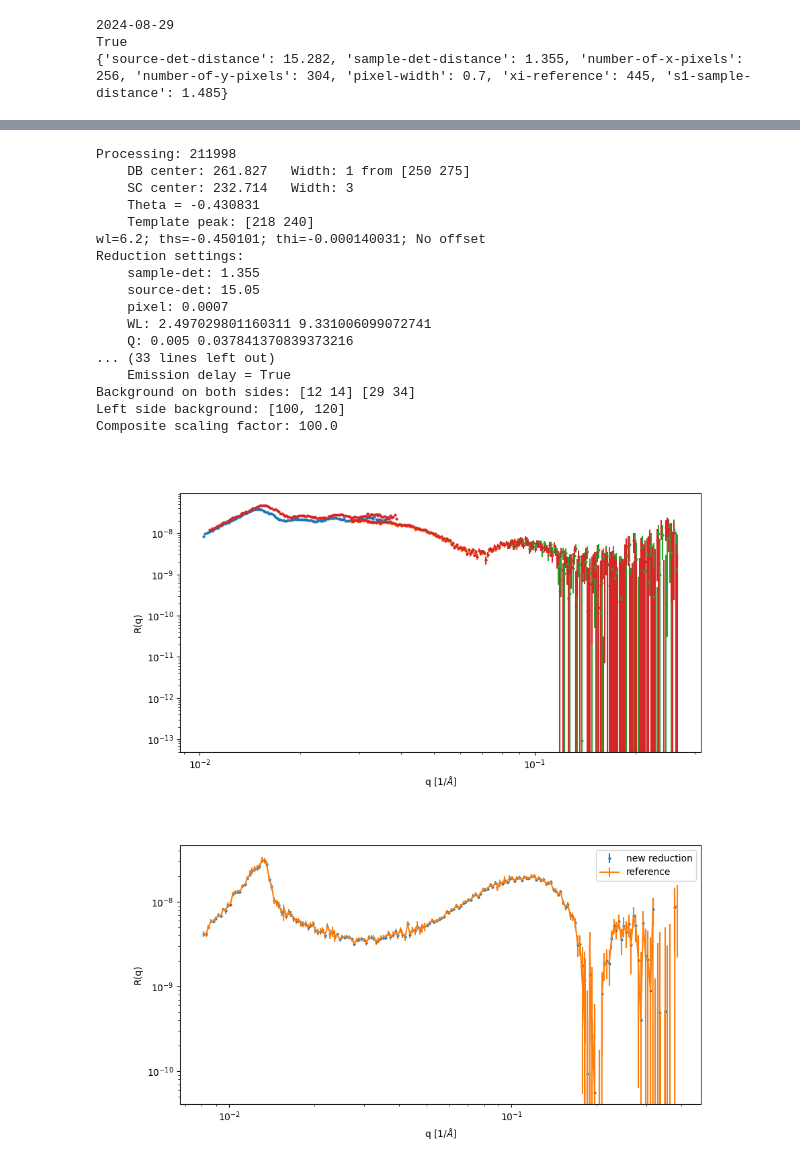
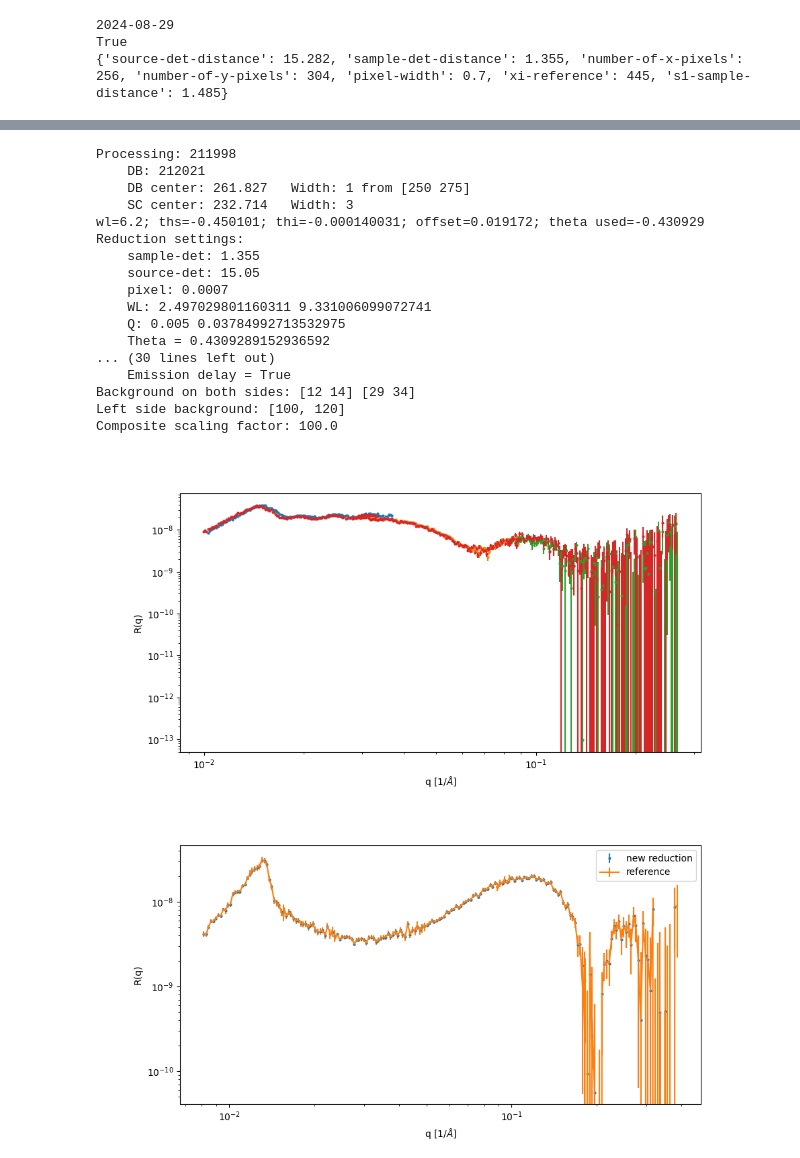
Before and after one commit to neutrons/LiquidsReflectometer, a Jupyter notebook: reduction/notebooks/workflow-fixed-tthd.ipynb, the cells around one changed output, grey strips where cells are left out. Saved outputs shown, nothing was run; the diff lists cells and outputs as text; code cells hidden in the pictures.

```diff
--- a/reduction/notebooks/workflow-fixed-tthd.ipynb
+++ b/reduction/notebooks/workflow-fixed-tthd.ipynb
@@ -72,9 +72,11 @@ importlib.reload(event_reduction)
 importlib.reload(peak_finding)
 importlib.reload(template)
 
+ipts = 33612
 data_dir = os.path.expanduser('~/git/LiquidsReflectometer/reduction/data')
 template_path = os.path.join(data_dir, 'template.xml')
 template_path = '/SNS/REF_L/IPTS-33612/shared/autoreduce/template_down.xml'
+template_path = '/SNS/REF_L/IPTS-%s/shared/autoreduce/template_down_212021.xml' % ipts
 
 fig, ax = plt.subplots(figsize=(10,5))
 seq = 1
@@ -83,8 +85,9 @@ run_number = 211906
 
 for i in [211906, 211911, 211916, 211925]:
     ws = api.Load("REF_L_%s" % i)
-    workflow.reduce_fixed_two_theta(ws, template_path, output_dir=data_dir, average_overlap=False,
-                                   offset_from_first=False, fixed_offset=None)
+    offset = workflow.offset_from_first_run(ws, template_path, output_dir=data_dir)
+    workflow.reduce(ws, template_path, output_dir=data_dir, average_overlap=False,
+                    theta_offset=offset)
 
     reduced_path = os.path.join(data_dir, 'REFL_%s_%s_%s_partial.txt' % (i, seq, i))
     if os.path.isfile(reduced_path):
@@ -148,15 +151,9 @@ run_number = 211998
 for i in range(run_number, run_number+3):
     ws = api.Load("REF_L_%s" % i)
 
-    if False:# or seq == 4:
-        workflow.reduce_fixed_two_theta(ws, template_path, output_dir=data_dir, average_overlap=False,
-                                        #offset_from_first=True, fixed_offset=-.1146) Jeehye 1
-                                        offset_from_first=True, fixed_offset=.05)
-    else:
-        workflow.reduce_fixed_two_theta(ws, template_path, output_dir=data_dir, average_overlap=False,
-                                        offset_from_first=True, fixed_offset=None)
-    #workflow.reduce(ws, template_path, output_dir=data_dir, pre_cut=1, post_cut=1, average_overlap=False)
-
+    offset = workflow.offset_from_first_run(ws, template_path, output_dir=data_dir)
+    workflow.reduce(ws, template_path, output_dir=data_dir, average_overlap=False,
+                    theta_offset=offset)
 
     reduced_path = os.path.join(data_dir, 'REFL_%s_%s_%s_partial.txt' % (run_number, seq, i))
     if not os.path.isfile(reduced_path):
@@ -167,39 +164,39 @@ for i in range(run_number, run_number+3):
         _refl = np.loadtxt(reduced_path).T
         plt.errorbar(_refl[0], _refl[1]*_refl[0]**4, yerr=_refl[2]*_refl[0]**4, markersize=4, marker='.', linestyle='', label='new reduction')
 
     seq += 1
 
 
 if True:
     reduced_path = '/SNS/REF_L/IPTS-%s/shared/autoreduce/REFL_%s_combined_data_auto.txt' % (ipts, run_number)
     _refl = np.loadtxt(reduced_path).T
     plt.errorbar(_refl[0], _refl[1]*_refl[0]**4, yerr=_refl[2]*_refl[0]**4, markersize=4, marker='.', linestyle='', label='auto-reduction')
 
 
 plt.xlabel('q [$1/\AA$]')
 plt.ylabel('R(q)')
 ax.set_yscale('log')
 ax.set_xscale('log')
 plt.show()
 # %% [output]
 Processing: 211998
+    DB: 212021
     DB center: 261.827   Width: 1 from [250 275]
     SC center: 232.714   Width: 3
-    Theta = -0.430831
-    Template peak: [218 240]
-wl=6.2; ths=-0.450101; thi=-0.000140031; No offset
+wl=6.2; ths=-0.450101; thi=-0.000140031; offset=0.019172; theta used=-0.430929
 Reduction settings:
     sample-det: 1.355
     source-det: 15.05
     pixel: 0.0007
     WL: 2.497029801160311 9.331006099072741
-    Q: 0.005 0.037841370839373216
-... (33 lines left out)
+    Q: 0.005 0.03784992713532975
+    Theta = 0.4309289152936592
+... (30 lines left out)
     Emission delay = True
 Background on both sides: [12 14] [29 34]
 Left side background: [100, 120]
 Composite scaling factor: 100.0
-[figure, old version]
+[figure, new version]
 # %%
 reduced_path = os.path.join(data_dir, 'reference_rq.txt')
 if os.path.isfile(reduced_path):
```
Also changed, not shown: parts of 1 cell of this notebook.
